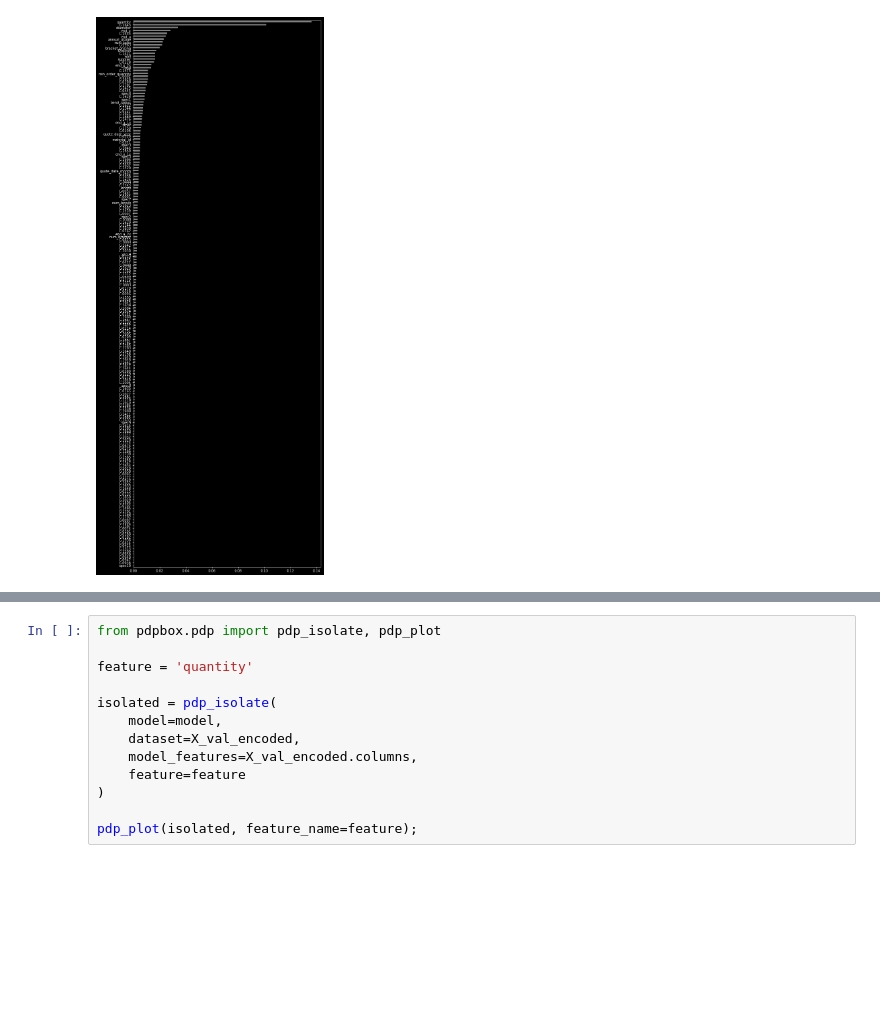
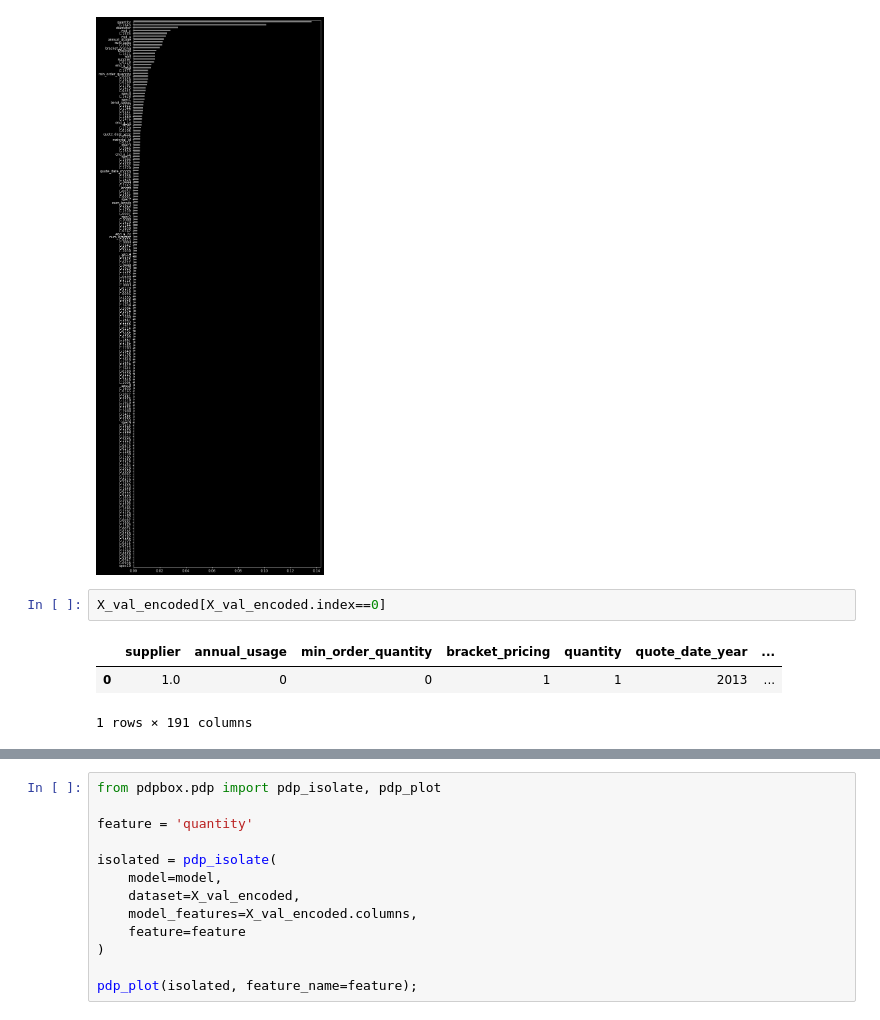
Before and after one commit to LambdaSchool/DEPRECATED-DS-Unit-2-Applied-Modeling, a Jupyter notebook: module4-model-interpretation/model_interpretation_assignment.ipynb, the cells around one changed output, grey strips where cells are left out. Cells and saved outputs as stored; diff of their text form; blank space fills up the shorter version.

```diff
--- a/module4-model-interpretation/model_interpretation_assignment.ipynb
+++ b/module4-model-interpretation/model_interpretation_assignment.ipynb
@@ -187,3 +190,9 @@ coefficients.sort_values().plot.barh(color='grey');
 plt.show()
 # %% [output]
 [figure]
+# %%
+X_val_encoded[X_val_encoded.index==0]
+# %% [output]
+|  | supplier | annual_usage | min_order_quantity | bracket_pricing | quantity | quote_date_year | ... |
+| 0 | 1.0 | 0 | 0 | 1 | 1 | 2013 | ... |
+1 rows × 191 columns
```
Also changed, not shown: parts of 6 cells of this notebook.
